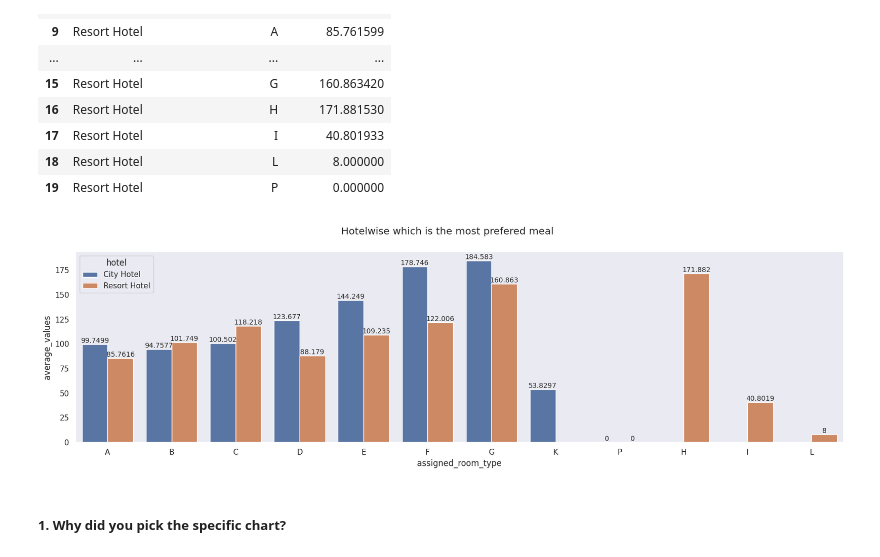
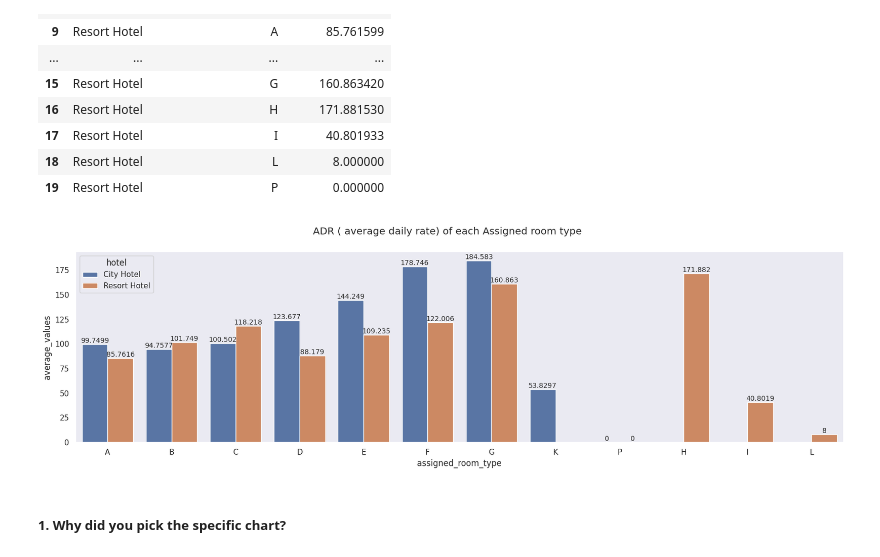
Before and after one commit to Bhushan0097/01.-CAPSTONE-PROJECT----Hotel-Bookings.csv, a Jupyter notebook: 01_Capstone_Project_EDA_HotelBooking.ipynb, the cells around one changed output. Saved outputs shown, nothing was run; the diff lists cells and outputs as text; code cells hidden in the pictures.

```diff
--- a/01_Capstone_Project_EDA_HotelBooking.ipynb
+++ b/01_Capstone_Project_EDA_HotelBooking.ipynb
@@ -759,5 +762,3 @@ print(countries_name_dict)
 # As checked on Internet CN  is country code for China and TMP for East Timor
 countries_name_dict['CN'] = 'China'
 countries_name_dict['TMP'] = 'East Timor'
-# %%
-hotel_data2['country_name'] = hotel_data2['country'].apply(lambda x : countries_name_dict.get(x))
@@ -1795,2 +1794,4 @@ Answer Here
 # %%
 data_Yes =hotel_data2[hotel_data2['is_repeated_guest'] == 'Yes']
+data_Yes.reset_index(drop= True, inplace =True)
+data_Yes[['is_repeated_guest','is_canceled']]
@@ -1946,17 +2020,17 @@ group_ADR
 # %%
 # Chart - 10 visualization code
 
 sns.set_style("dark")
 
 fig, ax = plt.subplots(figsize=(20, 5))
 
-fig.suptitle('Hotelwise which is the most prefered meal')
+fig.suptitle('ADR ( average daily rate) of each Assigned room type')
 meal_vis = sns.barplot(data = group_ADR, x = 'assigned_room_type',y='average_values' , hue = 'hotel' )
 
 for container in meal_vis.containers:
     meal_vis.bar_label(container, size='small')
 # %% [output]
-[figure, old version]
+[figure, new version]
 # %% [markdown]
 ##### 1. Why did you pick the specific chart?
 # %% [markdown]
```
Also changed, not shown: parts of 27 cells of this notebook.
